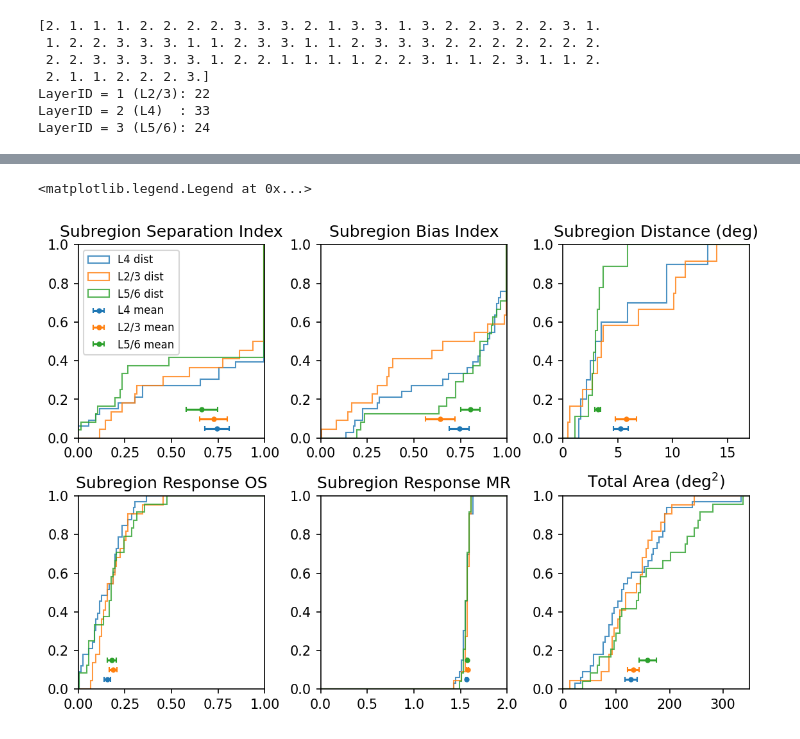
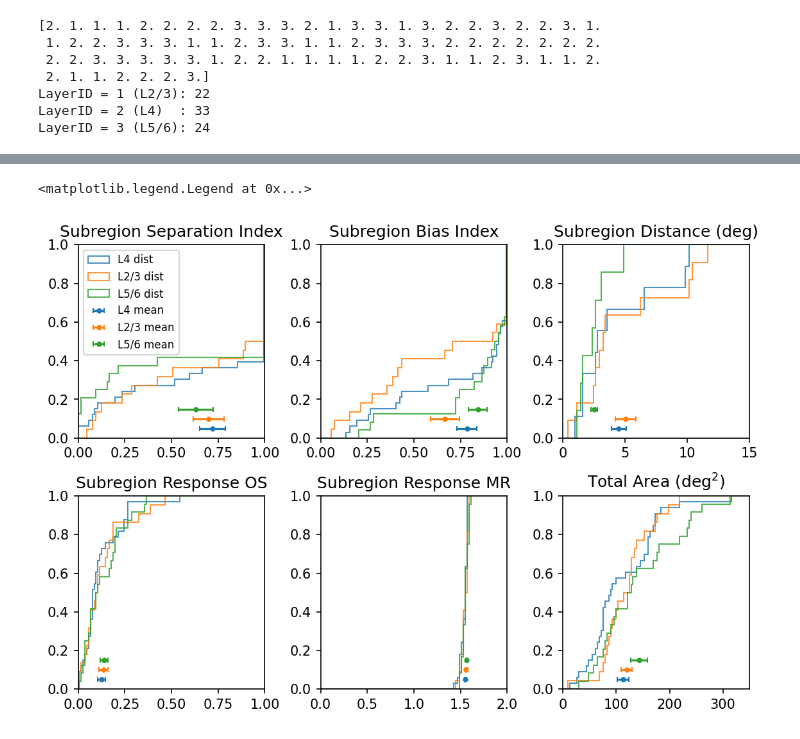
Before and after one commit to AddingAddict/OrientationSSB, a Jupyter notebook: notebooks/tuan_lempel_response_data.ipynb, the cells around one changed output, grey strips where cells are left out. Drawn from its saved outputs; the diff is of its cells as text; code cells hidden in the pictures.

```diff
--- a/notebooks/tuan_lempel_response_data.ipynb
+++ b/notebooks/tuan_lempel_response_data.ipynb
@@ -125,7 +145,7 @@ fig,axs = plt.subplots(2,3,figsize=(15,8),dpi=150)
 
 for idx,Ldict in enumerate([L23_data,L4_data,L56_data]):
     pf.doubimshbar(fig,axs[0,idx],Ldict['SR_ON'][data_ids[idx]],
-                   -Ldict['SR_OF'][data_ids[idx]],vmin=-1,vmax=1)
+                   -Ldict['SR_OF'][data_ids[idx]],vmin=-10,vmax=10)
     pf.imshowbar(fig,axs[1,idx],Ldict['RF_ON'][data_ids[idx]]-\
-                 Ldict['RF_OF'][data_ids[idx]],vmin=-1,vmax=1)
+                 Ldict['RF_OF'][data_ids[idx]],vmin=-10,vmax=10)
 # %% [output]
@@ -138,10 +158,13 @@ for Ldict,Lsize in zip([L23_data,L4_data,L56_data],[N23,N4,N56]):
     this_onar = np.zeros(Lsize)
     this_ofar = np.zeros(Lsize)
     this_totar = np.zeros(Lsize)
+    this_bigcirc = np.zeros(Lsize)
 
     for idx in range(Lsize):
-        this_SR_ON = Ldict['SR_ON'][idx]
-        this_SR_OF = Ldict['SR_OF'][idx]
+        # this_SR_ON = Ldict['SR_ON'][idx]
+        # this_SR_OF = Ldict['SR_OF'][idx]
+        this_SR_ON = (Ldict['SR_ON'][idx] > 1).astype(int)
+        this_SR_OF = (Ldict['SR_OF'][idx] > 1).astype(int)
 
         this_sepr[idx] = 1-np.abs((this_SR_ON+this_SR_OF)==2).sum((-2,-1)) /\
             np.fmin(this_SR_ON.sum((-2,-1)),this_SR_OF.sum((-2,-1)))
@@ -159,10 +182,15 @@ for Ldict,Lsize in zip([L23_data,L4_data,L56_data],[N23,N4,N56]):
             of_cent = props['centroid']
         else:
             of_cent = [np.nan,np.nan]
+        if np.sum(this_SR_ON) > np.sum(this_SR_OF):
+            props = regionprops(this_SR_ON)[0]
+        else:
+            props = regionprops(this_SR_OF)[0]
         this_dist[idx] = np.sqrt((on_cent[0]-of_cent[0])**2+(on_cent[1]-of_cent[1])**2)*0.5
         this_onar[idx] = this_SR_ON.sum((-2,-1))*0.25
         this_ofar[idx] = this_SR_OF.sum((-2,-1))*0.25
         this_totar[idx] = this_onar[idx] + this_ofar[idx]
+        this_bigcirc[idx] = props['axis_minor_length']/props['axis_major_length']
 
     Ldict['sepr'] = this_sepr
     Ldict['bias'] = this_bias
@@ -170,15 +198,18 @@ for Ldict,Lsize in zip([L23_data,L4_data,L56_data],[N23,N4,N56]):
     Ldict['onar'] = this_onar
     Ldict['ofar'] = this_ofar
     Ldict['totar'] = this_totar
+    Ldict['bigcirc'] = this_bigcirc
 # %%
 noris = 8
 nphss = 16
 
 freq = 0.06
 
-grates = np.zeros((noris,nphss,60,60))
+ngrid = 50
 
-xs,ys = np.meshgrid(np.arange(60)*0.5,np.arange(60)*0.5)
+grates = np.zeros((noris,nphss,ngrid,ngrid))
+
+xs,ys = np.meshgrid(np.arange(ngrid)*0.5,np.arange(ngrid)*0.5)
 
 for i in range(noris):
     ori = i/noris*np.pi
@@ -212,30 +243,30 @@ print(np.nanmax(np.concatenate([L23_data['totar'],L4_data['totar'],L56_data['tot
 # %%
 nbins = 100
 
 fig,axs = plt.subplots(2,3,figsize=(9,6),dpi=150)
 fig.subplots_adjust(wspace=0.3,hspace=0.3)
 axs = axs.ravel()
 
 for col_idx,key,data_max,col_label in zip(range(6),['sepr','bias','dist','SR_OS','SR_MR','totar'],
-                                          [1,1,17,1,2,350],
+                                          [1,1,15,1,2,350],
                                           ['Subregion Separation Index','Subregion Bias Index',
                                            'Subregion Distance (deg)','Subregion Response OS',
                                            'Subregion Response MR',r'Total Area (deg${}^2$)']):
     for Lidx,Ldict,Lsize,Llabel in zip(range(3),[L4_data,L23_data,L56_data],[N4,N23,N56],
                                        ['L4','L2/3','L5/6']):
         axs[col_idx].hist(Ldict[key],np.linspace(-data_max/(2*nbins),data_max+data_max/(2*nbins),2+nbins),
                                   density=True,cumulative=True,histtype='step',
                                   color='C{:d}'.format(Lidx),alpha=0.8,label=Llabel+' dist')
 
         axs[col_idx].errorbar(np.nanmean(Ldict[key]),(Lidx+1)*0.05,
                               xerr=np.nanstd(Ldict[key])/np.sqrt(Lsize-1),
                               color='C{:d}'.format(Lidx),fmt='.',capsize=2,label=Llabel+' mean')
 
     axs[col_idx].set_xlim(0,data_max)
     axs[col_idx].set_ylim(0,1)
     axs[col_idx].set_title(col_label)
 
 axs[0].legend(fontsize=8)
 # %% [output]
 <matplotlib.legend.Legend at 0x...>
-[figure, old version]
+[figure, new version]
```
Also changed, not shown: parts of 11 cells of this notebook, 11 other files.
